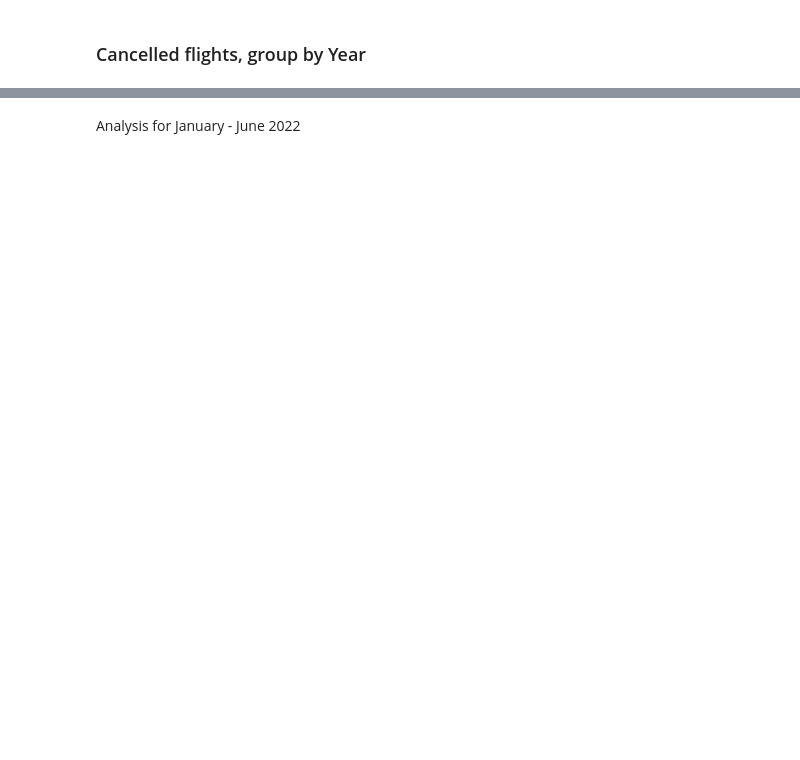
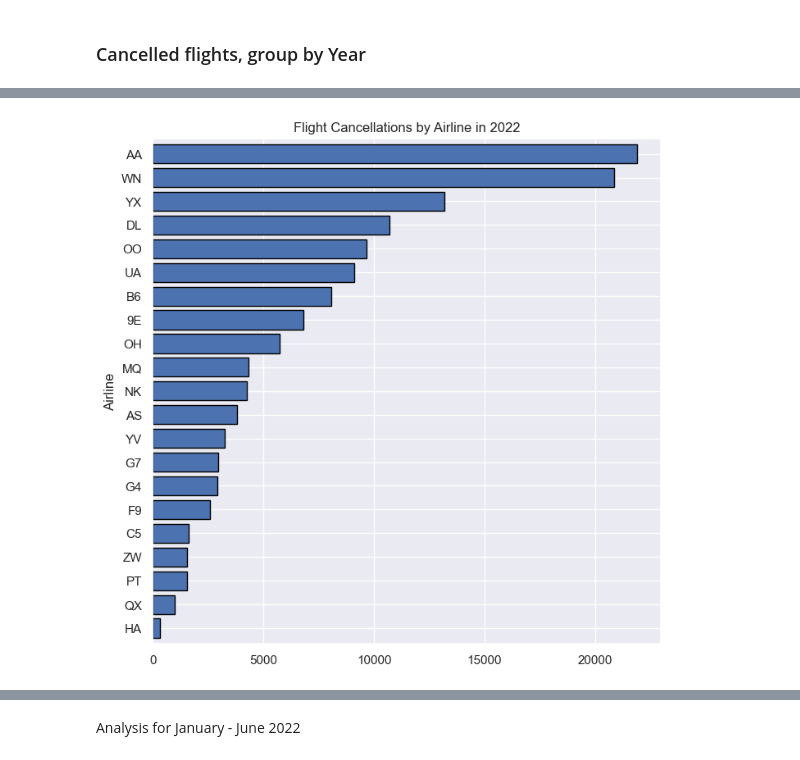
Before and after one commit to georgetown-analytics/team-3, a Jupyter notebook: flight_model/notebooks/EDA/eda1_flight_data.ipynb, the cells around one changed output, grey strips where cells are left out. Saved outputs shown, nothing was run; the diff lists cells and outputs as text; code cells hidden in the pictures; blank space fills up the shorter version.

```diff
--- a/flight_model/notebooks/EDA/eda1_flight_data.ipynb
+++ b/flight_model/notebooks/EDA/eda1_flight_data.ipynb
@@ -382,0 +480,4 @@ df_flights_012022_082022.query('20220101 < FlightDate < 20221231')  # flights in
+# %%
+# flights in 2022
+df_flights_012022_082022["FlightDate"] = pd.to_datetime(df_flights_012022_082022["FlightDate"])
+df_flights_012022_082022.query("'2022-01-01' <FlightDate < '2022-06-30'")
@@ -383,7 +503,7 @@ df_flights_012022_082022.query('20220101 < FlightDate < 20221231')  # flights in
 # %%
 cancelled_flights_analysis = (
-    (df_flights_012022_082022.query("20220101 <FlightDate < 20221231")
-     .groupby(["Operating_Airline", "Cancelled"])['Cancelled']
+    (df_flights_012022_082022.query("'2022-01-01' < FlightDate < '2022-12-31'")
+     .groupby(["Airline", "Cancelled"])['Cancelled']
      .size()
      .unstack()
      .reset_index()
@@ -393,6 +513,6 @@ cancelled_flights_analysis = (
 
 cancelled_flights_analysis["Total"] = cancelled_flights_analysis["Departed"] + cancelled_flights_analysis["Cancelled"]
 cancelled_flights_analysis["Pct_Cancelled"] = (cancelled_flights_analysis["Cancelled"] / cancelled_flights_analysis["Total"])*100
-cancelled_flights_analysis["Airline"] = cancelled_flights_analysis["Operating_Airline"].map(airline_mapper)
+#cancelled_flights_analysis["Airline"] = cancelled_flights_analysis["Operating_Airline"].map(airline_mapper)
 # %%
 cancelled_flights_analysis.head()     ## TODO: add geographical information of flight, weather information
@@ -399,11 +526,13 @@ cancelled_flights_analysis.head()     ## TODO: add geographical information of f
 # %%
-cancelled_flights_analysis.set_index("Operating_Airline").sort_values(
+cancelled_flights_analysis.set_index("Airline").sort_values(
     "Cancelled")["Cancelled"].plot(kind="barh",
                                    figsize=(8, 8),
                                    width=.8,
                                    edgecolor="black",
                                    title="Flight Cancellations by Airline in 2022")
 plt.show()
+# %% [output]
+[figure, added]
 # %%
 fig, ax = plt.subplots(figsize=(8, 8))
 # cancelled_flights_analysis["Airline"] = cancelled_flights_analysis["Operating_Airline"].map(
```
Also changed, not shown: parts of 21 cells of this notebook.
